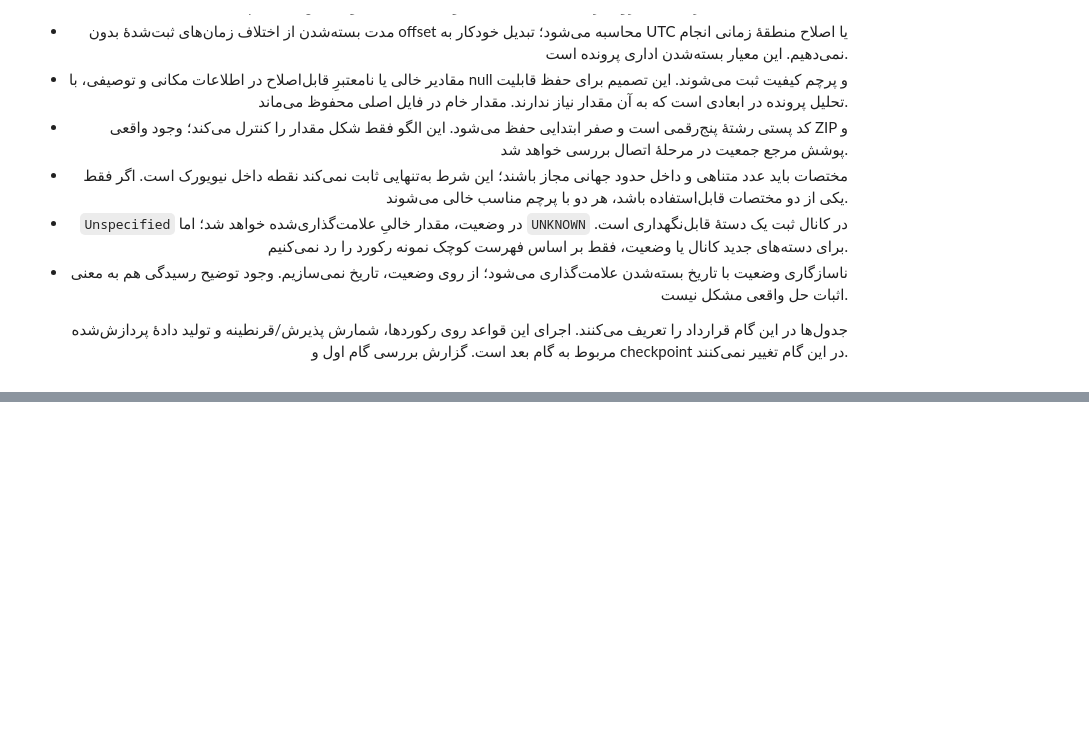
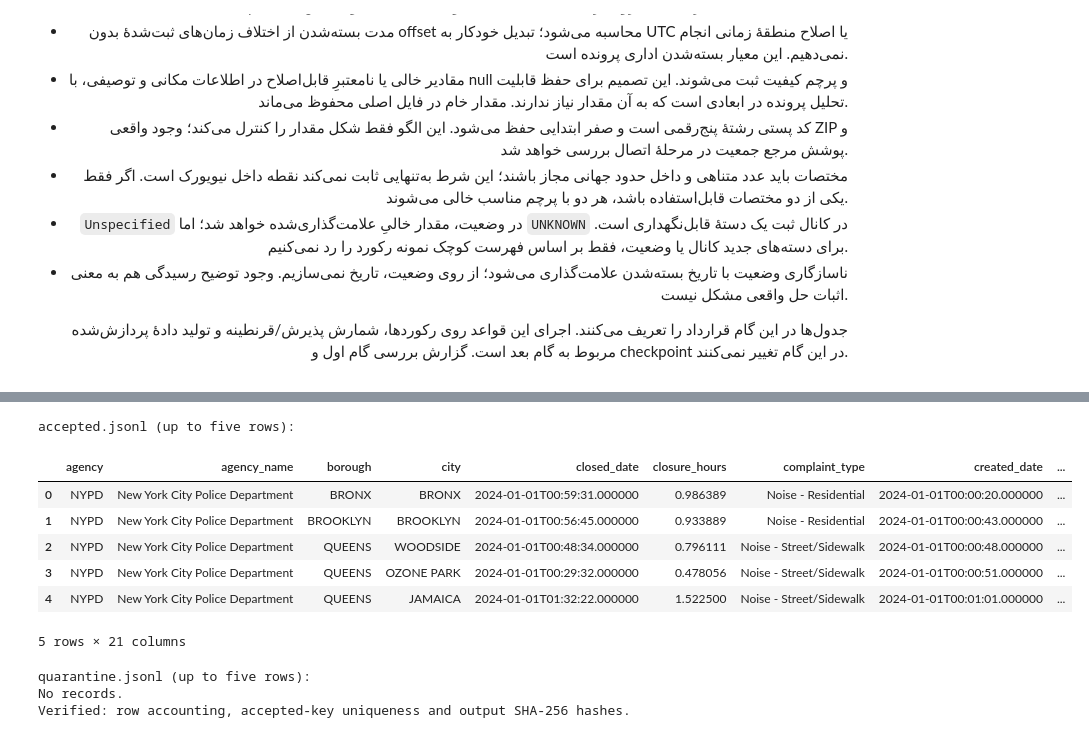
Before and after one commit to Ehsan-soveyzi/data_factory, a Jupyter notebook: challenge_solution.ipynb, the cells around one changed output, grey strips where cells are left out. Saved outputs shown, nothing was run; the diff lists cells and outputs as text; code cells hidden in the pictures; blank space fills up the shorter version.

```diff
--- a/challenge_solution.ipynb
+++ b/challenge_solution.ipynb
@@ -440,0 +584,35 @@ Derived fields (definitions only):
+# %%
+from itertools import islice
+import hashlib
+
+# Read at most five lines from either output; never load the whole dataset.
+for output_name in ("accepted.jsonl", "quarantine.jsonl"):
+    with (validation_output / output_name).open(encoding="utf-8") as file:
+        preview = [json.loads(line) for line in islice(file, 5)]
+    print(output_name, "(up to five rows):")
+    if preview:
+        display(pd.DataFrame(preview))
+    else:
+        print("No records.")
+
+assert validation_report["raw_records"] == (
+    validation_report["accepted_records"] + validation_report["quarantined_records"]
+)
+assert accepted_profile["rows"] == validation_report["accepted_records"]
+assert accepted_profile["columns"]["unique_key"]["unique_non_missing"] == accepted_profile["rows"]
+for output_name, metadata in validation_report["files"].items():
+    with (validation_output / output_name).open("rb") as file:
+        assert hashlib.file_digest(file, "sha256").hexdigest() == metadata["sha256"]
+print("Verified: row accounting, accepted-key uniqueness and output SHA-256 hashes.")
+# %% [output]
+accepted.jsonl (up to five rows):
+|  | agency | agency_name | borough | city | closed_date | closure_hours | complaint_type | created_date | ... |
+| 0 | NYPD | New York City Police Department | BRONX | BRONX | 2024-01-01T00:59:31.000000 | 0.986389 | Noise - Residential | 2024-01-01T00:00:20.000000 | ... |
+| 1 | NYPD | New York City Police Department | BROOKLYN | BROOKLYN | 2024-01-01T00:56:45.000000 | 0.933889 | Noise - Residential | 2024-01-01T00:00:43.000000 | ... |
+| 2 | NYPD | New York City Police Department | QUEENS | WOODSIDE | 2024-01-01T00:48:34.000000 | 0.796111 | Noise - Street/Sidewalk | 2024-01-01T00:00:48.000000 | ... |
+| 3 | NYPD | New York City Police Department | QUEENS | OZONE PARK | 2024-01-01T00:29:32.000000 | 0.478056 | Noise - Street/Sidewalk | 2024-01-01T00:00:51.000000 | ... |
+| 4 | NYPD | New York City Police Department | QUEENS | JAMAICA | 2024-01-01T01:32:22.000000 | 1.522500 | Noise - Street/Sidewalk | 2024-01-01T00:01:01.000000 | ... |
+5 rows × 21 columns
+quarantine.jsonl (up to five rows):
+No records.
+Verified: row accounting, accepted-key uniqueness and output SHA-256 hashes.
```
Also changed, not shown: parts of 4 cells of this notebook, 5 other files.
